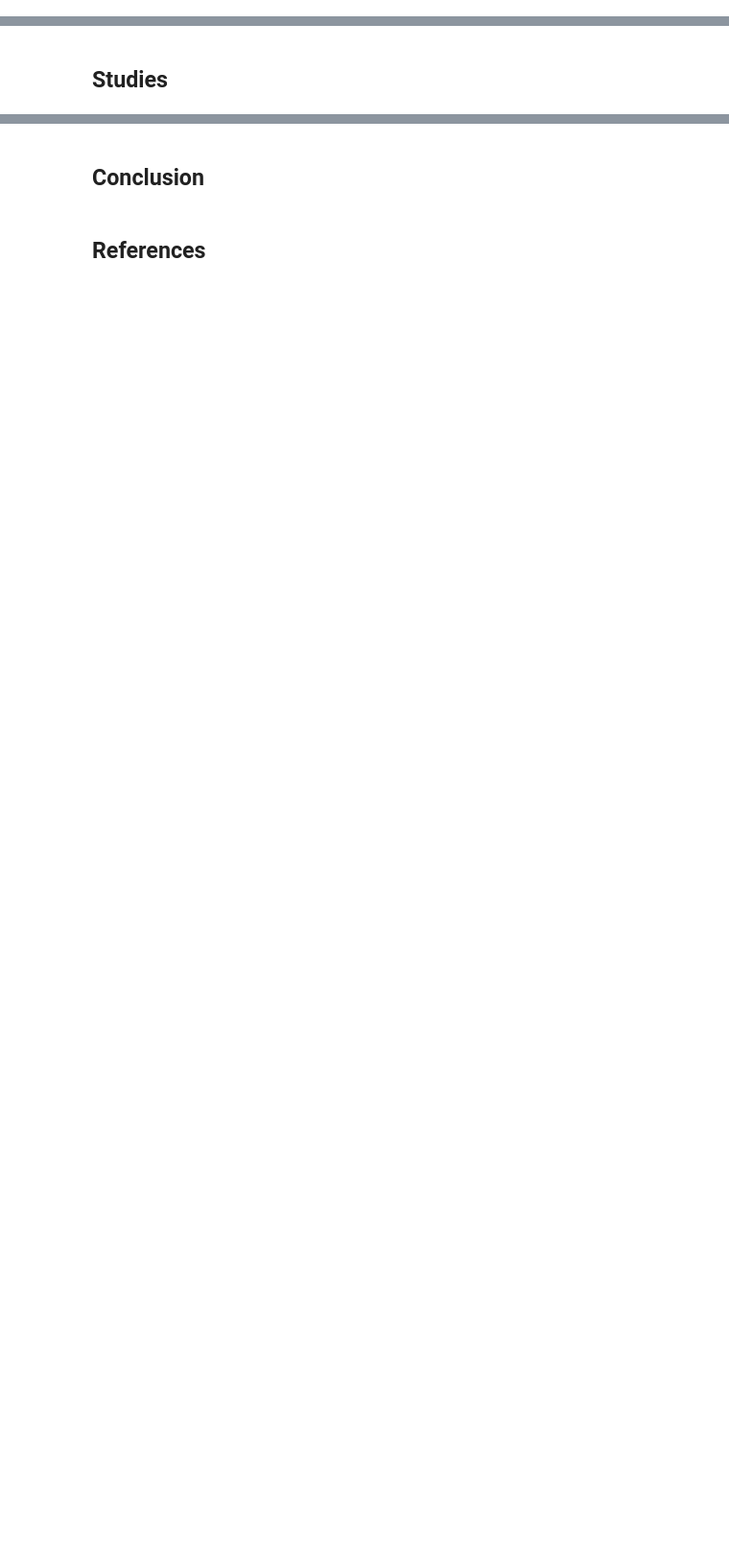
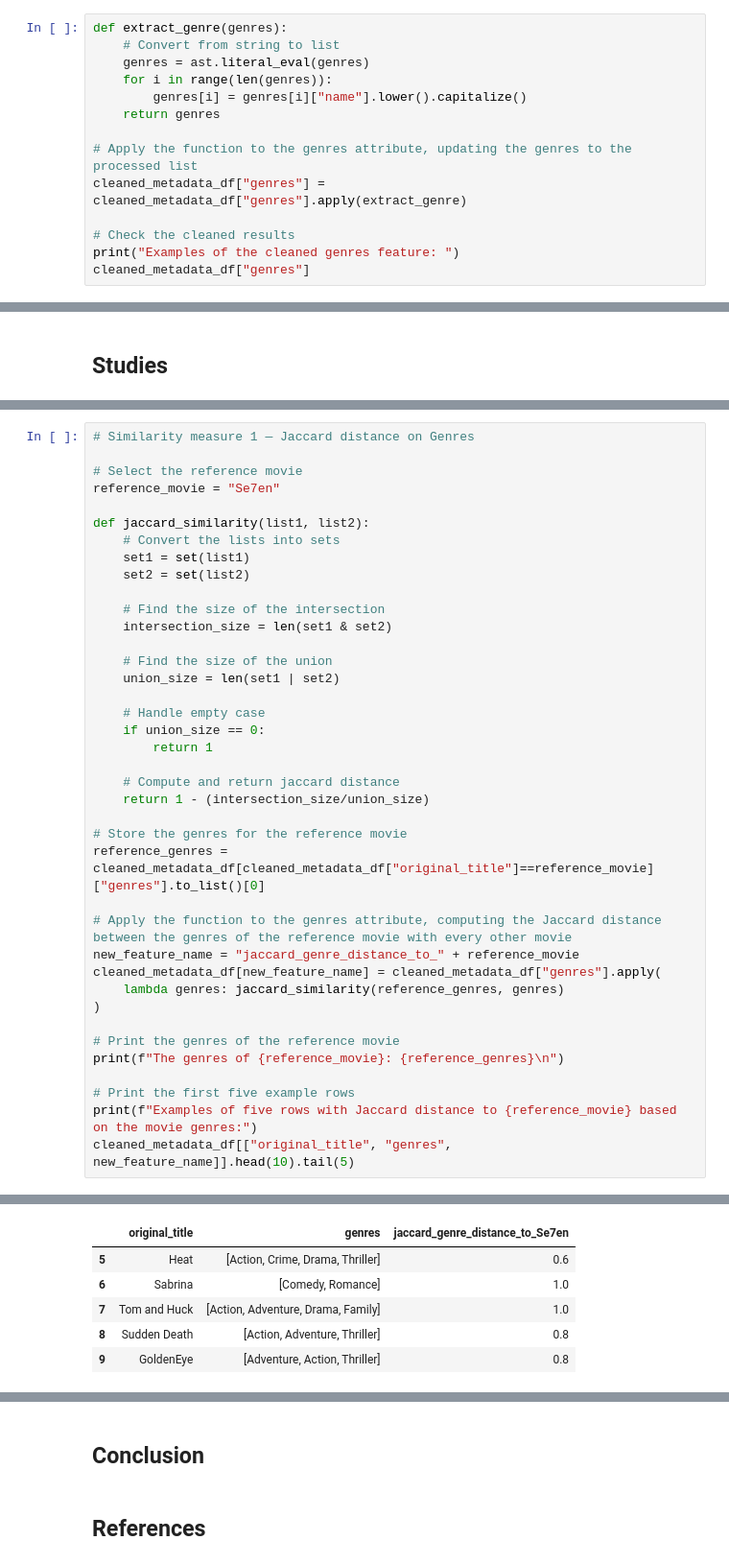
Before and after one commit to BrentMRPalmer/CSI4142-A4, a Jupyter notebook: UnsupervisedLearning.ipynb, the cells around one changed output, grey strips where cells are left out. Shown: that part at 96% size. Cells and saved outputs as stored; diff of their text form; blank space fills up the shorter version.

```diff
--- a/UnsupervisedLearning.ipynb
+++ b/UnsupervisedLearning.ipynb
@@ -107,0 +178,14 @@ ratings_df.shape
+# %%
+def extract_genre(genres):
+    # Convert from string to list
+    genres = ast.literal_eval(genres)
+    for i in range(len(genres)):
+        genres[i] = genres[i]["name"].lower().capitalize()
+    return genres
+
+# Apply the function to the genres attribute, updating the genres to the processed list
+cleaned_metadata_df["genres"] = cleaned_metadata_df["genres"].apply(extract_genre)
+
+# Check the cleaned results
+print("Examples of the cleaned genres feature: ")
+cleaned_metadata_df["genres"]
@@ -109,0 +254,40 @@ ratings_df.shape
+# %%
+# Similarity measure 1 — Jaccard distance on Genres
+
+# Select the reference movie
+reference_movie = "Se7en"
+
+def jaccard_similarity(list1, list2):
+    # Convert the lists into sets
+    set1 = set(list1)
+    set2 = set(list2)
+
+    # Find the size of the intersection
+    intersection_size = len(set1 & set2)
+
+    # Find the size of the union
+    union_size = len(set1 | set2)
+
+    # Handle empty case
+    if union_size == 0:
+        return 1
+
+    # Compute and return jaccard distance
+    return 1 - (intersection_size/union_size)
+
+# Store the genres for the reference movie
+reference_genres = cleaned_metadata_df[cleaned_metadata_df["original_title"]==reference_movie]["genres"].to_list()[0]
+
+# Apply the function to the genres attribute, computing the Jaccard distance between the genres of the reference movie with every other movie
+new_feature_name = "jaccard_genre_distance_to_" + reference_movie
+cleaned_metadata_df[new_feature_name] = cleaned_metadata_df["genres"].apply(
+    lambda genres: jaccard_similarity(reference_genres, genres)
+)
+
+# Print the genres of the reference movie
+print(f"The genres of {reference_movie}: {reference_genres}\n")
+
+# Print the first five example rows
+print(f"Examples of five rows with Jaccard distance to {reference_movie} based on the movie genres:")
+cleaned_metadata_df[["original_title", "genres", new_feature_name]].head(10).tail(5)
+# %% [output]
@@ -109,0 +297,6 @@ ratings_df.shape
+|  | original_title | genres | jaccard_genre_distance_to_Se7en |
+| 5 | Heat | [Action, Crime, Drama, Thriller] | 0.6 |
+| 6 | Sabrina | [Comedy, Romance] | 1.0 |
+| 7 | Tom and Huck | [Action, Adventure, Drama, Family] | 1.0 |
+| 8 | Sudden Death | [Action, Adventure, Thriller] | 0.8 |
+| 9 | GoldenEye | [Adventure, Action, Thriller] | 0.8 |
```
Also changed, not shown: parts of 34 cells of this notebook, 1 other file.
